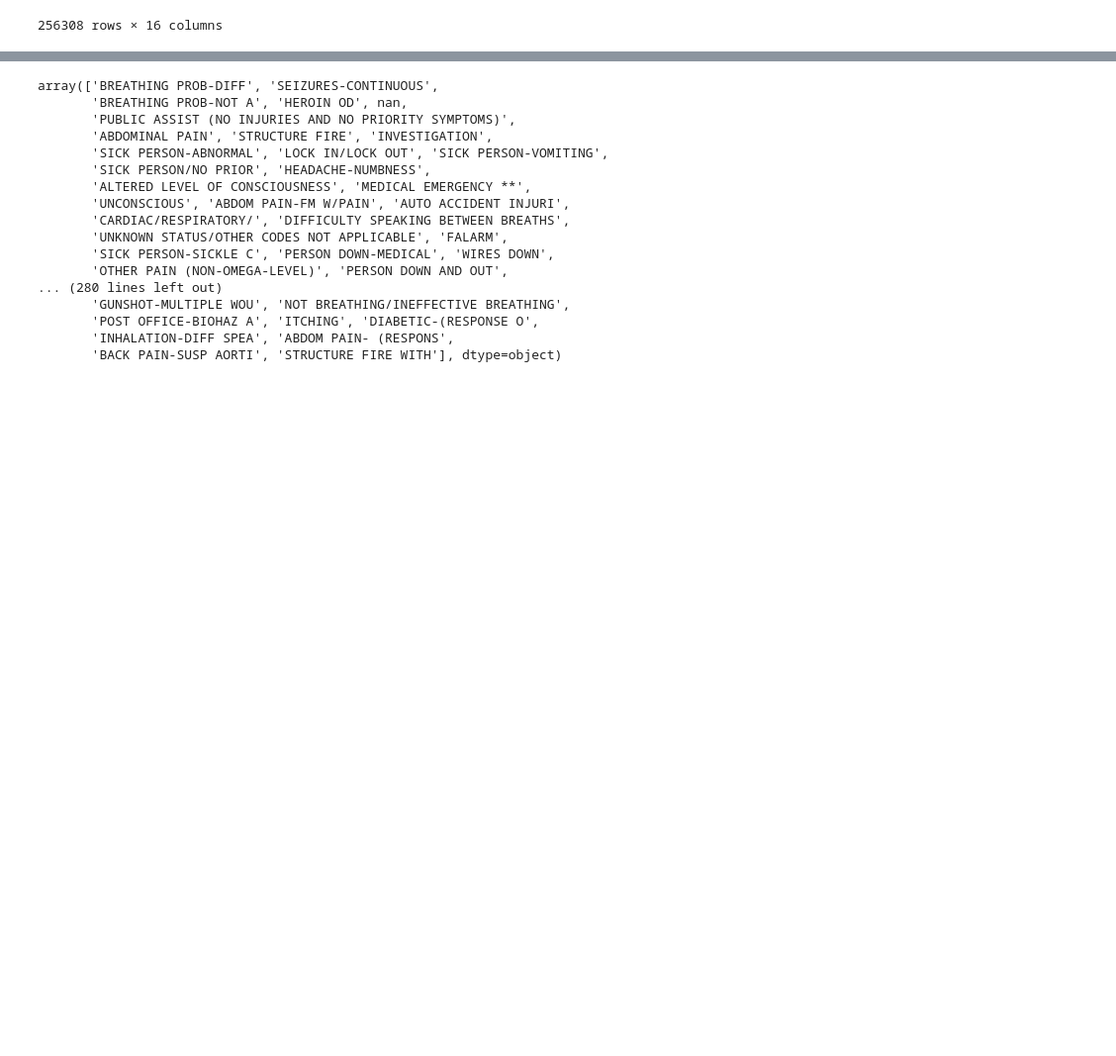
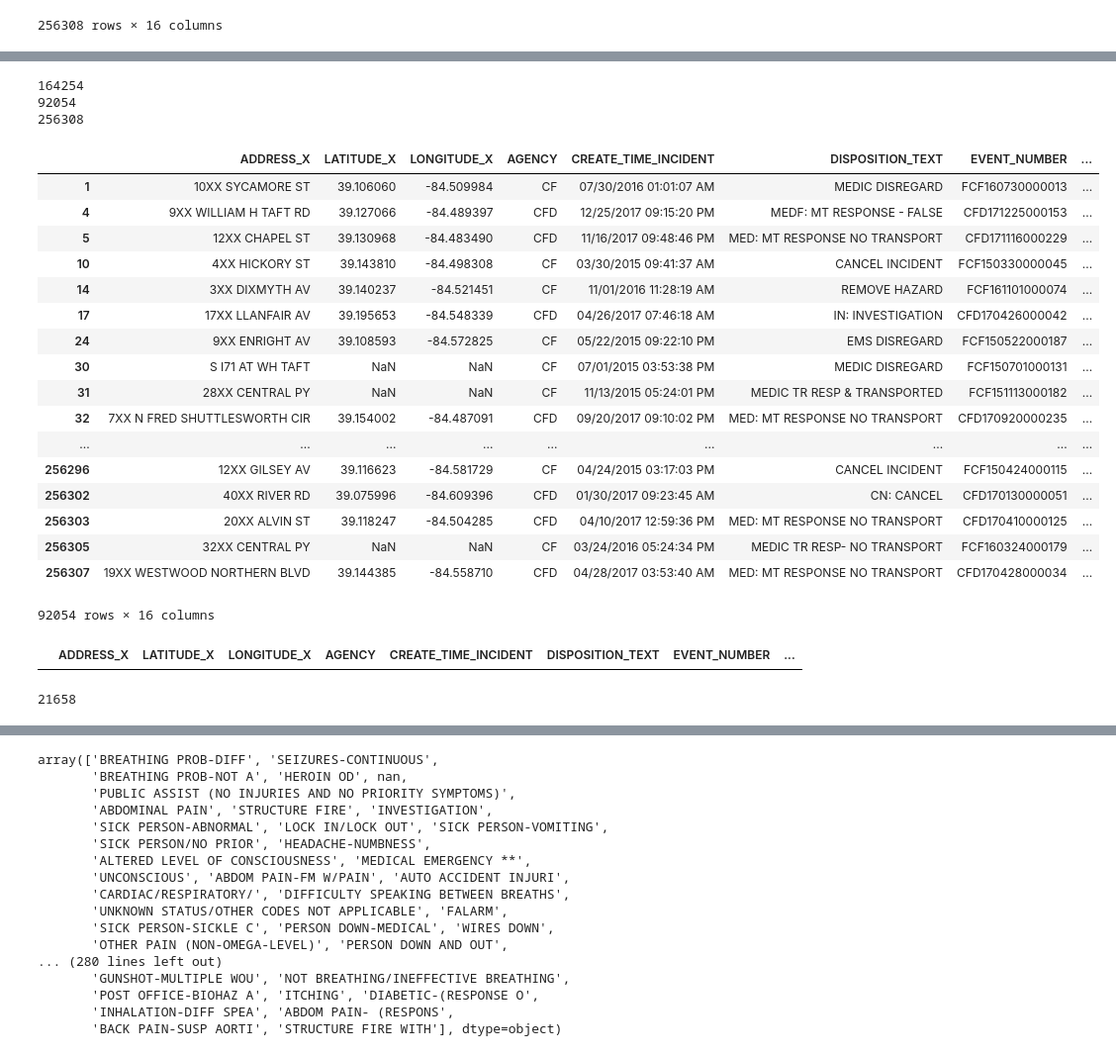
Before and after one commit to billmcmillin/python-data-day, a Jupyter notebook: sample/fire_incidents.ipynb, the cells around one changed output, grey strips where cells are left out. Shown: that part at 99% size. Cells and saved outputs as stored; diff of their text form; code cells hidden in the pictures; blank space fills up the shorter version.

```diff
--- a/sample/fire_incidents.ipynb
+++ b/sample/fire_incidents.ipynb
@@ -29,0 +119,43 @@ pandas.core.series.Series
+# %%
+#Check for completeness
+incomp = fire_df[pd.isnull(fire_df).any(axis=1)]
+comp = fire_df.dropna()
+print(len(comp))
+print(len(incomp))
+print(len(fire_df))
+
+#Consider which values are missing
+incomp
+# %% [output]
+164254
+92054
+256308
+|  | ADDRESS_X | LATITUDE_X | LONGITUDE_X | AGENCY | CREATE_TIME_INCIDENT | DISPOSITION_TEXT | EVENT_NUMBER | ... |
+| 1 | 10XX SYCAMORE ST | 39.106060 | -84.509984 | CF | 07/30/2016 01:01:07 AM | MEDIC DISREGARD | FCF160730000013 | ... |
+| 4 | 9XX WILLIAM H TAFT RD | 39.127066 | -84.489397 | CFD | 12/25/2017 09:15:20 PM | MEDF: MT RESPONSE - FALSE | CFD171225000153 | ... |
+| 5 | 12XX CHAPEL ST | 39.130968 | -84.483490 | CFD | 11/16/2017 09:48:46 PM | MED: MT RESPONSE NO TRANSPORT | CFD171116000229 | ... |
+| 10 | 4XX HICKORY ST | 39.143810 | -84.498308 | CF | 03/30/2015 09:41:37 AM | CANCEL INCIDENT | FCF150330000045 | ... |
+| 14 | 3XX DIXMYTH AV | 39.140237 | -84.521451 | CF | 11/01/2016 11:28:19 AM | REMOVE HAZARD | FCF161101000074 | ... |
+| 17 | 17XX LLANFAIR AV | 39.195653 | -84.548339 | CFD | 04/26/2017 07:46:18 AM | IN: INVESTIGATION | CFD170426000042 | ... |
+| 24 | 9XX ENRIGHT AV | 39.108593 | -84.572825 | CF | 05/22/2015 09:22:10 PM | EMS DISREGARD | FCF150522000187 | ... |
+| 30 | S I71 AT WH TAFT | NaN | NaN | CF | 07/01/2015 03:53:38 PM | MEDIC DISREGARD | FCF150701000131 | ... |
+| 31 | 28XX CENTRAL PY | NaN | NaN | CF | 11/13/2015 05:24:01 PM | MEDIC TR RESP & TRANSPORTED | FCF151113000182 | ... |
+| 32 | 7XX N FRED SHUTTLESWORTH CIR | 39.154002 | -84.487091 | CFD | 09/20/2017 09:10:02 PM | MED: MT RESPONSE NO TRANSPORT | CFD170920000235 | ... |
+| ... | ... | ... | ... | ... | ... | ... | ... | ... |
+| 256296 | 12XX GILSEY AV | 39.116623 | -84.581729 | CF | 04/24/2015 03:17:03 PM | CANCEL INCIDENT | FCF150424000115 | ... |
+| 256302 | 40XX RIVER RD | 39.075996 | -84.609396 | CFD | 01/30/2017 09:23:45 AM | CN: CANCEL | CFD170130000051 | ... |
+| 256303 | 20XX ALVIN ST | 39.118247 | -84.504285 | CFD | 04/10/2017 12:59:36 PM | MED: MT RESPONSE NO TRANSPORT | CFD170410000125 | ... |
+| 256305 | 32XX CENTRAL PY | NaN | NaN | CF | 03/24/2016 05:24:34 PM | MEDIC TR RESP- NO TRANSPORT | FCF160324000179 | ... |
+| 256307 | 19XX WESTWOOD NORTHERN BLVD | 39.144385 | -84.558710 | CFD | 04/28/2017 03:53:40 AM | MED: MT RESPONSE NO TRANSPORT | CFD170428000034 | ... |
+92054 rows × 16 columns
+# %%
+#check for duplicate entries
+fire_df[fire_df.duplicated()]
+# %% [output]
+|  | ADDRESS_X | LATITUDE_X | LONGITUDE_X | AGENCY | CREATE_TIME_INCIDENT | DISPOSITION_TEXT | EVENT_NUMBER | ... |
+# %%
+# Filter out only those observations that contain crucial missing values
+no_nabe = fire_df[pd.isnull(fire_df['NEIGHBORHOOD'])]
+print(len(no_nabe))
+# %% [output]
+21658
```
Also changed, not shown: parts of 32 cells of this notebook.
